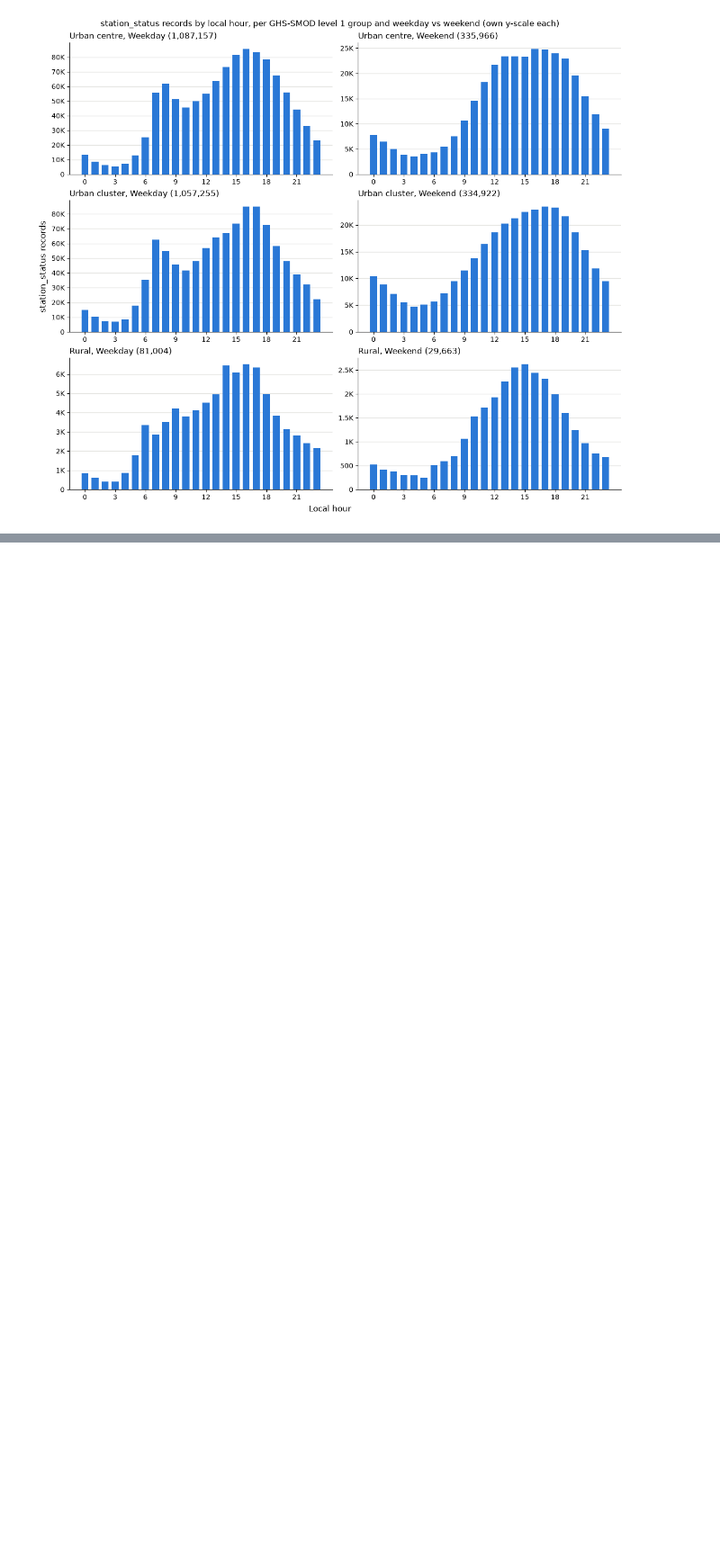
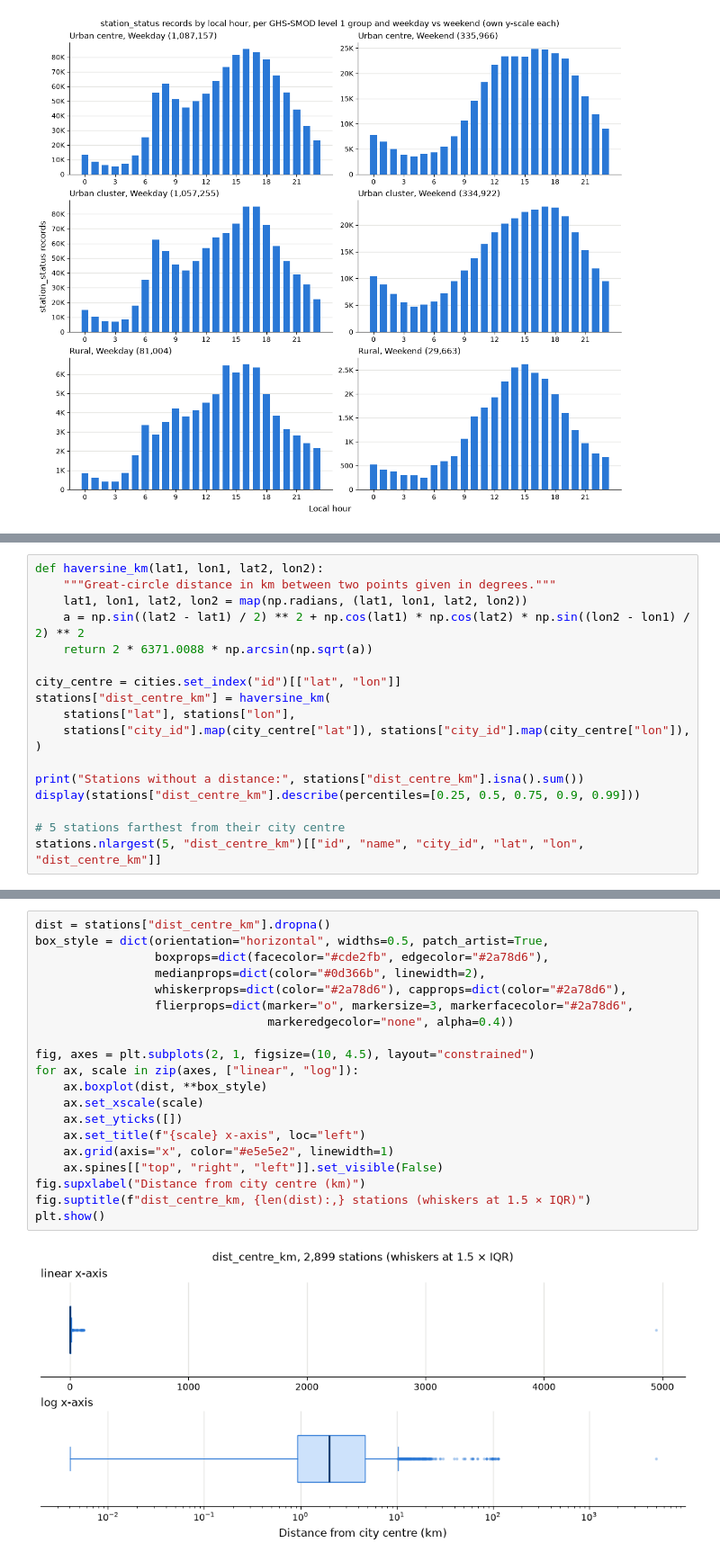
Before and after one commit to Wolf-IV/FML_Challenge_IMT_Forked, a Jupyter notebook: jayesh/stations_analysis.ipynb, the cells around one changed output, grey strips where cells are left out. Shown at 90% size. Saved outputs shown, nothing was run; the diff lists cells and outputs as text; blank space fills up the shorter version.

Commit message:
Station analysis fini

```diff
--- a/jayesh/stations_analysis.ipynb
+++ b/jayesh/stations_analysis.ipynb
@@ -771,0 +1009,18 @@ plt.show()
+# %%
+def haversine_km(lat1, lon1, lat2, lon2):
+    """Great-circle distance in km between two points given in degrees."""
+    lat1, lon1, lat2, lon2 = map(np.radians, (lat1, lon1, lat2, lon2))
+    a = np.sin((lat2 - lat1) / 2) ** 2 + np.cos(lat1) * np.cos(lat2) * np.sin((lon2 - lon1) / 2) ** 2
+    return 2 * 6371.0088 * np.arcsin(np.sqrt(a))
+
+city_centre = cities.set_index("id")[["lat", "lon"]]
+stations["dist_centre_km"] = haversine_km(
+    stations["lat"], stations["lon"],
+    stations["city_id"].map(city_centre["lat"]), stations["city_id"].map(city_centre["lon"]),
+)
+
+print("Stations without a distance:", stations["dist_centre_km"].isna().sum())
+display(stations["dist_centre_km"].describe(percentiles=[0.25, 0.5, 0.75, 0.9, 0.99]))
+
+# 5 stations farthest from their city centre
+stations.nlargest(5, "dist_centre_km")[["id", "name", "city_id", "lat", "lon", "dist_centre_km"]]
@@ -771,0 +1046,22 @@ plt.show()
+# %%
+dist = stations["dist_centre_km"].dropna()
+box_style = dict(orientation="horizontal", widths=0.5, patch_artist=True,
+                 boxprops=dict(facecolor="#cde2fb", edgecolor="#2a78d6"),
+                 medianprops=dict(color="#0d366b", linewidth=2),
+                 whiskerprops=dict(color="#2a78d6"), capprops=dict(color="#2a78d6"),
+                 flierprops=dict(marker="o", markersize=3, markerfacecolor="#2a78d6",
+                                 markeredgecolor="none", alpha=0.4))
+
+fig, axes = plt.subplots(2, 1, figsize=(10, 4.5), layout="constrained")
+for ax, scale in zip(axes, ["linear", "log"]):
+    ax.boxplot(dist, **box_style)
+    ax.set_xscale(scale)
+    ax.set_yticks([])
+    ax.set_title(f"{scale} x-axis", loc="left")
+    ax.grid(axis="x", color="#e5e5e2", linewidth=1)
+    ax.spines[["top", "right", "left"]].set_visible(False)
+fig.supxlabel("Distance from city centre (km)")
+fig.suptitle(f"dist_centre_km, {len(dist):,} stations (whiskers at 1.5 × IQR)")
+plt.show()
+# %% [output]
+[figure, added]
```
Also changed, not shown: parts of 70 cells of this notebook.
